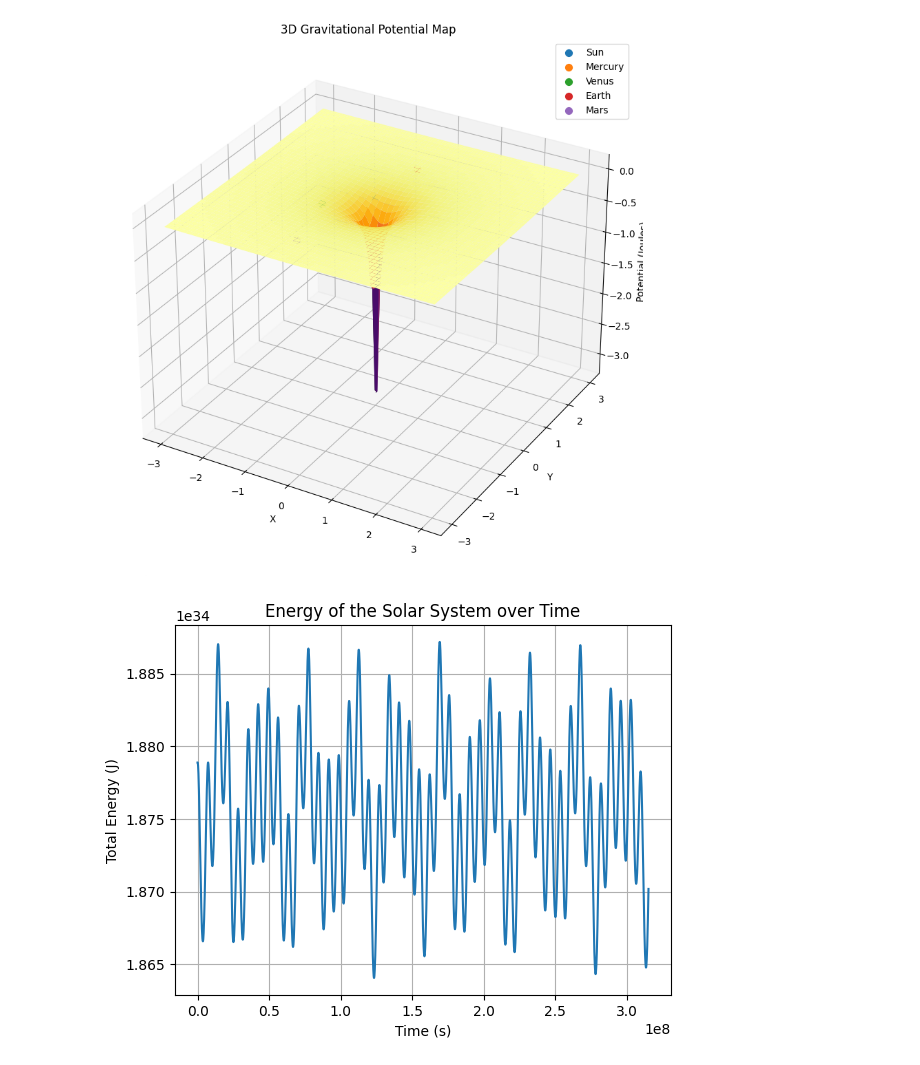
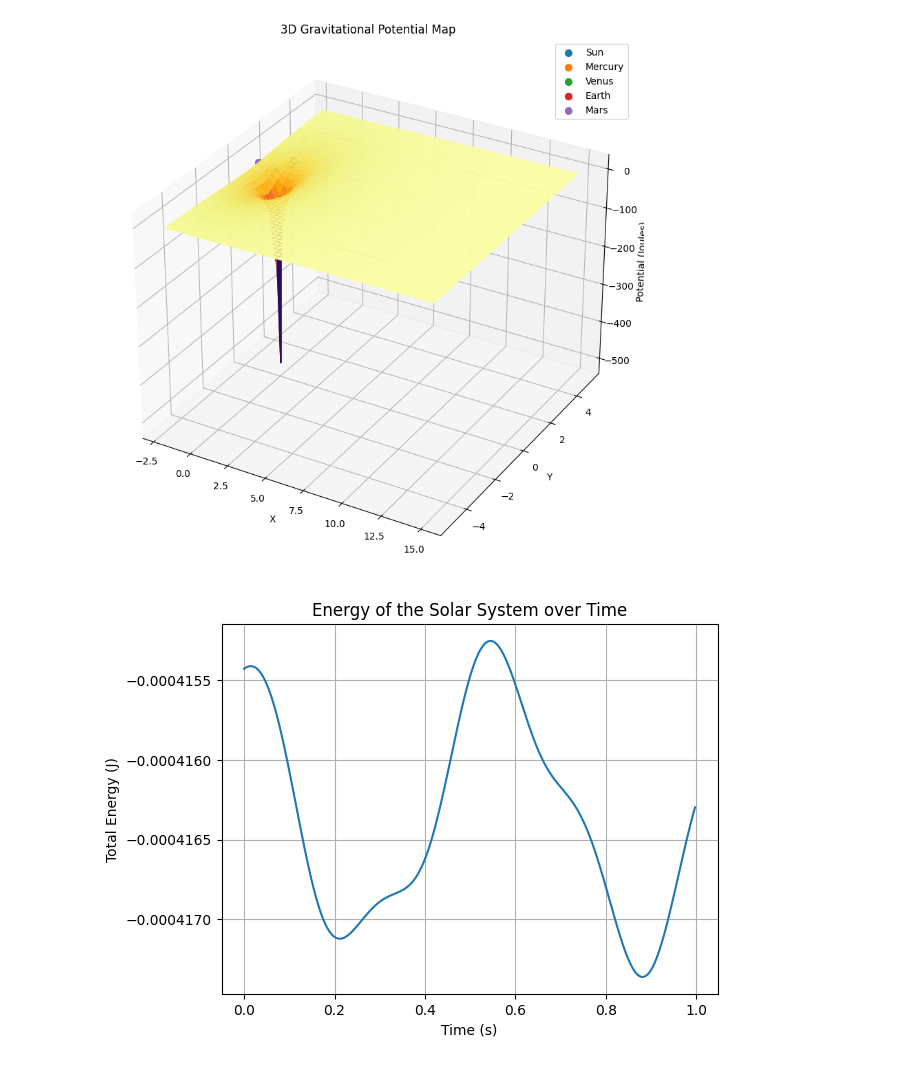
Before and after one commit to AlffonsoMV/PAMSProject, a Jupyter notebook: Code/Hamiltonian/solar.ipynb, the cells around one changed output. Drawn from its saved outputs; the diff is of its cells as text; code cells hidden in the pictures.

```diff
--- a/Code/Hamiltonian/solar.ipynb
+++ b/Code/Hamiltonian/solar.ipynb
@@ -2,15 +2,19 @@
 import numpy as np
 import matplotlib.pyplot as plt
 
-# Constants
-G = 6.67430e-11
+# Units and constants
+G = 4 * np.pi**2 # AU^3 / (year^2 * solar_mass)
+AU = 1.496e11  # meters
+year = 3.154e7  # seconds
+solar_mass = 1.989e30  # kg
 
 class CelestialBody:
-    def __init__(self, name, mass, pos, momentum):
+    def __init__(self, name, mass, pos, vel):
         self.name = name
         self.mass = mass
         self.pos = np.array(pos, dtype=float)
-        self.momentum = np.array(momentum, dtype=float)
+        self.vel = np.array(vel, dtype=float)
+        self.momentum = self.mass * self.vel
 
     def compute_force(self, other_body):
         r = np.linalg.norm(self.pos - other_body.pos)
@@ -68,20 +72,20 @@ def plot_simulation(positions):
     plt.title("Solar System Simulation")
     plt.show()
 
-
 # Data from https://nssdc.gsfc.nasa.gov/planetary/factsheet/
+## Velocity = 2 * pi * r / T (AU / year)
 bodies = [
-    CelestialBody("Sun", 1.989e30, [0, 0], [0, 0]),
-    CelestialBody("Mercury", 3.301e23, [0, 5.7e10], [47.4e3 * 0.33e24, 0]),
-    CelestialBody("Venus", 4.867e24, [0, 1.08e11], [35.0e3 * 4.87e24, 0]),
-    CelestialBody("Earth", 5.972e24, [0, 1.49e11], [29.8e3 * 5.97e24, 0]),
-    CelestialBody("Mars", 6.417e23, [0, 2.28e11], [24.1e3 * 0.642e24, 0]),
-    #CelestialBody("Jupiter", 1.899e27, [0, 7.78e11], [1.31e4 * 1.899e27, 0]),
+    CelestialBody("Sun", 1, [0, 0], [0, 0]),
+    CelestialBody("Mercury", 1.6505e-7, [0, 0.39], [9.992, 0]),
+    CelestialBody("Venus", 2.4335e-06, [0, 0.72], [7.38, 0]),
+    CelestialBody("Earth", 2.986e-06, [0, 1], [6.282, 0]),
+    CelestialBody("Mars", 3.2085e-07, [0, 1.52], [5.08, 0]),
+    #CelestialBody("Jupiter", 9.495e-04, [0, 5.187], [2.7615, 0]),
     #CelestialBody("Saturn", 5.685e26, [0, 1.43e12], [9.69e3 * 5.685e26, 0]),
     #CelestialBody("Uranus", 8.682e25, [0, 2.87e12], [6.81e3 * 8.682e25, 0]),
     #CelestialBody("Neptune", 1.024e26, [0, 4.50e12], [5.43e3 * 1.024e26, 0]),
 ]
 
-positions = simulate(bodies, 365 * 24 * 3600, 24 * 3600)  # 1 year with 1-day step
+positions = simulate(bodies, 20, 1/365)  # 687 days (Mars year)
 plot_simulation(positions)
 # %% [output]
@@ -147,7 +151,7 @@ def plot_potential_map_3d(bodies):
     fig = plt.figure(figsize=(10, 10))
     ax = fig.add_subplot(111, projection='3d')
 
-    X, Y, Z = potential_map_3d(bodies, [-3e11, 3e11], [-3e11, 3e11])
+    X, Y, Z = potential_map_3d(bodies, [-2, 15], [-5, 5])
     ax.plot_surface(X, Y, Z, cmap='inferno', edgecolor='none')
 
     ax.set_xlabel('X')
@@ -163,28 +167,28 @@ def plot_potential_map_3d(bodies):
 
 plot_potential_map_3d(bodies)
 # %% [output]
-[figure, old version]
+[figure, new version]
 # %%
 def total_energy(bodies):
     kinetic = sum(0.5 * np.transpose(body.momentum).dot((np.identity(2) * 1 / body.mass).dot(body.momentum)) for body in bodies)
     potential = sum(body.mass * total_potential_at_point(body.pos, bodies) for body in bodies)
     return kinetic + potential
 
 def plot_energy_over_time(bodies, T, dt):
     times = np.arange(0, T, dt)
     energies = []
 
     for t in times:
         energies.append(total_energy(bodies))
         stormer_verlet_step(bodies, dt)
 
     plt.plot(times, energies)
     plt.xlabel("Time (s)")
     plt.ylabel("Total Energy (J)")
     plt.title("Energy of the Solar System over Time")
     plt.grid(True)
     plt.show()
 
-plot_energy_over_time(bodies, 10 * 365 * 24 * 3600, 24 * 3600)
+plot_energy_over_time(bodies, 1, 1/365)  # 12 years with 1-day step
 # %% [output]
-[figure, old version]
+[figure, new version]
```
Also changed, not shown: parts of 5 cells of this notebook, 26 other files.
